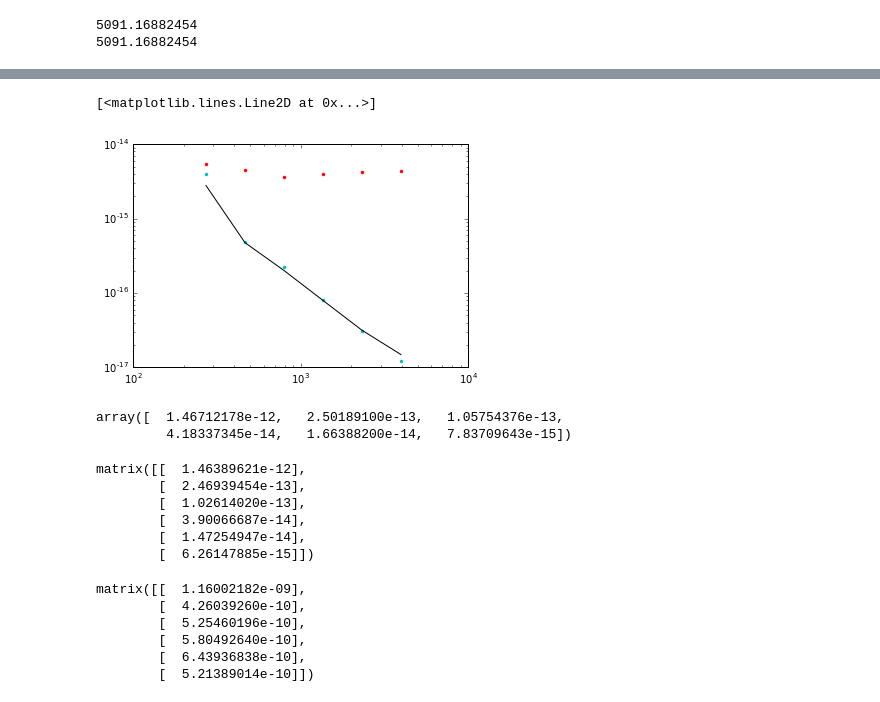
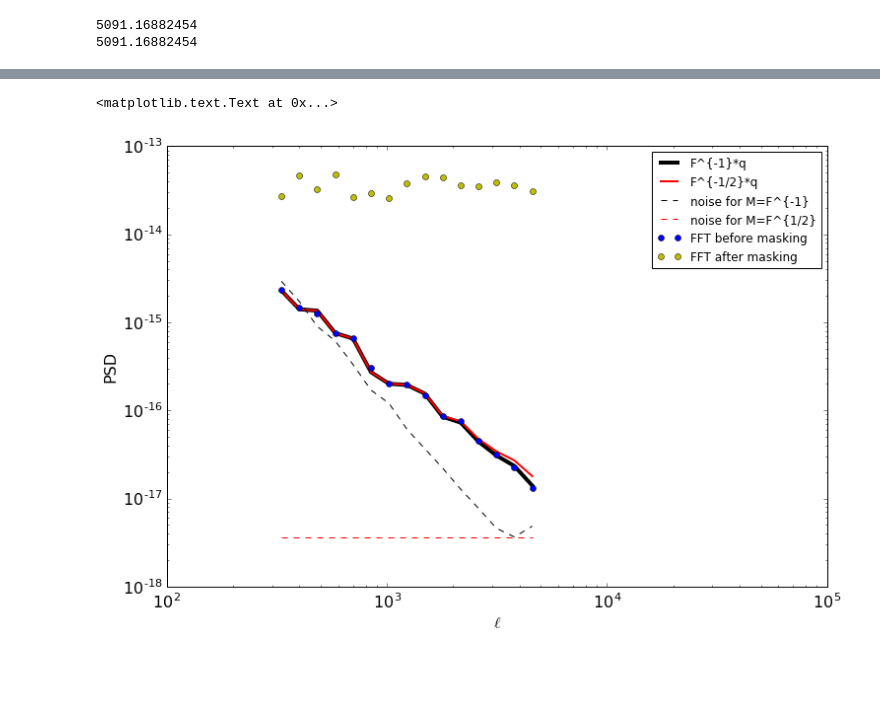
Before and after one commit to abrahamneben/21cmIRxcor, a Jupyter notebook: test_optimal_quadratic_power_spectrum_for_ir_image_with_masking2.ipynb, the cells around one changed output, grey strips where cells are left out. Saved outputs shown, nothing was run; the diff lists cells and outputs as text; code cells hidden in the pictures; blank space fills up the shorter version.

Commit message:
optimal quadratic pspec tests are working

```diff
--- a/test_optimal_quadratic_power_spectrum_for_ir_image_with_masking2.ipynb
+++ b/test_optimal_quadratic_power_spectrum_for_ir_image_with_masking2.ipynb
@@ -100,13 +102,19 @@ xir -= xir.mean()
 # %%
-Cguess_ft = matrix(np.diag(1./(1+lmaggrid.flatten())))
+# put in a guess of the data covariance
+
+Cguess_ft = 2*matrix(np.diag(1./(1+lmaggrid.flatten())**2))
 # Cguess_ft = matrix(np.diag(np.ones(n*n)))
 # %%
+# generate the fourier transform matrix
+
 lxvals,thxvals = meshgrid(lxgrid.flatten(),thxgrid.flatten()) # ell_x and theta_x
 lyvals,thyvals = meshgrid(lygrid.flatten(),thygrid.flatten()) # ell_y and theta_y
-F = matrix(exp(1j*(lxvals*thxvals+lyvals*thyvals)))
+F = matrix(exp(1j*(lxvals*thxvals+lyvals*thyvals)))/n**2
 # %%
+# make C^{-1}, taking into account the data covariance and pixel masking
+
 Csignal = F*Cguess_ft*conj(F).T
-Cmask = 1.e14*np.matrix(np.diag(img_meas.flatten()==0))
+Cmask = 1.e6*np.matrix(np.diag(img_meas.flatten()==0)) # IS THIS A REASONABLE NUMBER ??
 Cinv = inv(Csignal + Cmask)
 # %%
 def gen_Ccommabini(bini):
@@ -150,31 +166,25 @@ bini = 5
-# %%
-plt.loglog(lbins,pspec,'c.')
-plt.loglog(lbins,pspec_m,'r.')
-
-plt.loglog(lbincenters,np.array(q).flatten()/np.diag(Fish)*(dtheta_rad**2)/(n**2)*n**4,'k-')
-# %% [output]
-[<matplotlib.lines.Line2D at 0x...>]
-[figure, removed]
-# %%
-np.array(q).flatten()/np.diag(Fish)
-# %% [output]
-array([  1.46712178e-12,   2.50189100e-13,   1.05754376e-13,
-         4.18337345e-14,   1.66388200e-14,   7.83709643e-15])
-# %%
-inv(Fish)*q
-# %% [output]
-matrix([[  1.46389621e-12],
-        [  2.46939454e-13],
-        [  1.02614020e-13],
-        [  3.90066687e-14],
-        [  1.47254947e-14],
-        [  6.26147885e-15]])
-# %%
-inv(sqrtm(Fish))*q
-# %% [output]
-matrix([[  1.16002182e-09],
-        [  4.26039260e-10],
-        [  5.25460196e-10],
-        [  5.80492640e-10],
-        [  6.43936838e-10],
-        [  5.21389014e-10]])
+# %%
+matplotlib.rcParams.update({'font.size': 16})
+plt.figure(figsize=(12,8))
+
+def vec2arr(v):
+    return np.array(v).flatten()
+
+norm = (dtheta_rad**2)/(n**2)*n**4
+
+plt.loglog(lbincenters,vec2arr(inv(Fish)*q)*norm,'k-',label='F^{-1}*q',linewidth=4)
+plt.loglog(lbincenters,vec2arr(sqrtm(inv(Fish))*q)*norm/vec2arr(np.max(sqrt(Fish),axis=0)),'r-',label='F^{-1/2}*q',linewidth=2)
+
+plt.loglog(lbincenters,np.sqrt(1./np.diag(Fish))*norm,'k--',label='noise for M=F^{-1}')
+plt.loglog(lbincenters,np.ones(nbins)*norm/vec2arr(np.max(sqrt(Fish))),'r--',label='noise for M=F^{1/2}')
+
+plt.loglog(lbins,pspec,'bo',label='FFT before masking')
+plt.loglog(lbins,pspec_m,'yo',label='FFT after masking')
+
+plt.legend(fontsize=12)
+plt.xlim([100,1.e5])
+plt.xlabel('$\ell$')
+plt.ylabel('PSD')
+# %% [output]
+<matplotlib.text.Text at 0x...>
+[figure, added]
```
Also changed, not shown: parts of 8 cells of this notebook, 1 other file.
